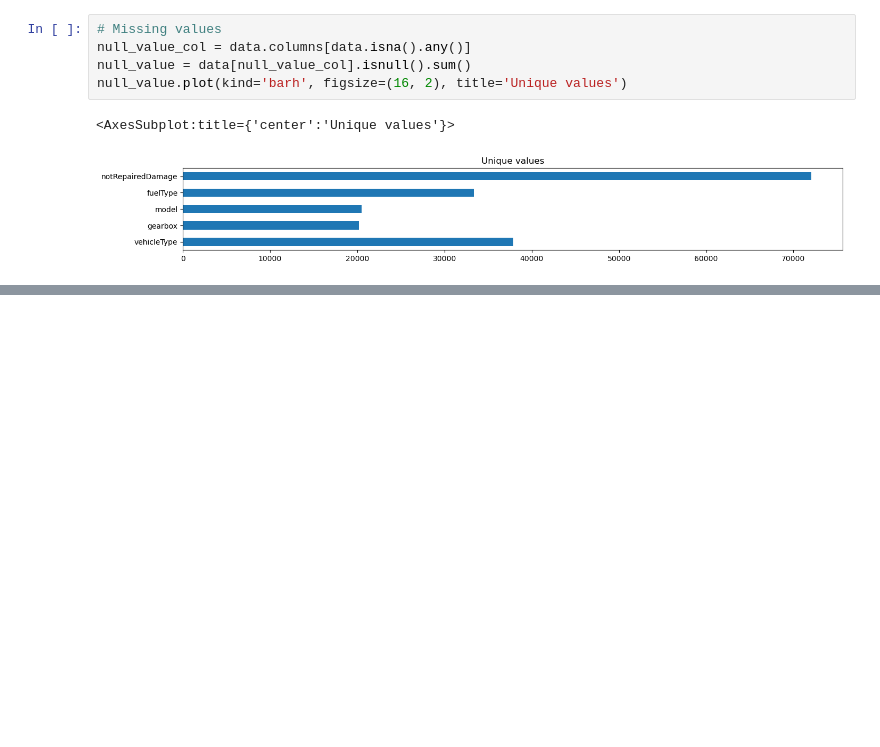
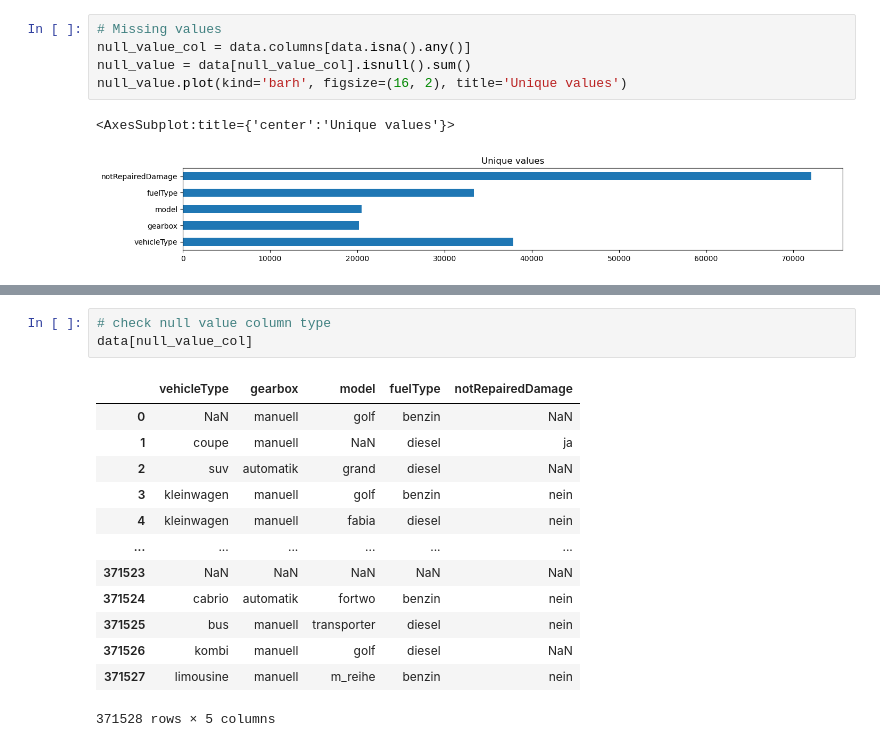
Before and after one commit to JaininV/my_machine_learning_models, a Jupyter notebook: Used car/used_car.ipynb, the cells around one changed output, grey strips where cells are left out. Cells and saved outputs as stored; diff of their text form; blank space fills up the shorter version.

Commit message:
seperate data based on type

```diff
--- a/Used car/used_car.ipynb
+++ b/Used car/used_car.ipynb
@@ -88,0 +77,17 @@ data.describe()
+# %%
+# check null value column type
+data[null_value_col]
+# %% [output]
+|  | vehicleType | gearbox | model | fuelType | notRepairedDamage |
+| 0 | NaN | manuell | golf | benzin | NaN |
+| 1 | coupe | manuell | NaN | diesel | ja |
+| 2 | suv | automatik | grand | diesel | NaN |
+| 3 | kleinwagen | manuell | golf | benzin | nein |
+| 4 | kleinwagen | manuell | fabia | diesel | nein |
+| ... | ... | ... | ... | ... | ... |
+| 371523 | NaN | NaN | NaN | NaN | NaN |
+| 371524 | cabrio | automatik | fortwo | benzin | nein |
+| 371525 | bus | manuell | transporter | diesel | nein |
+| 371526 | kombi | manuell | golf | diesel | NaN |
+| 371527 | limousine | manuell | m_reihe | benzin | nein |
+371528 rows × 5 columns
```
Also changed, not shown: parts of 5 cells of this notebook.
